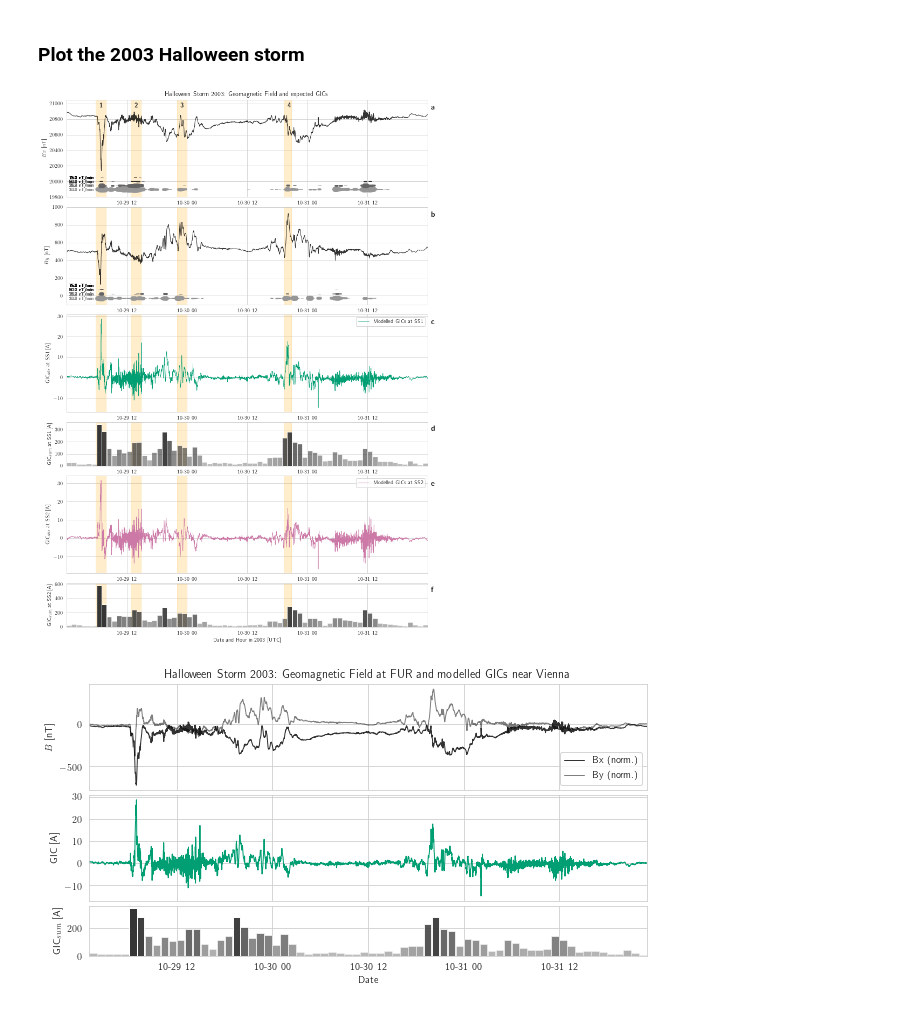
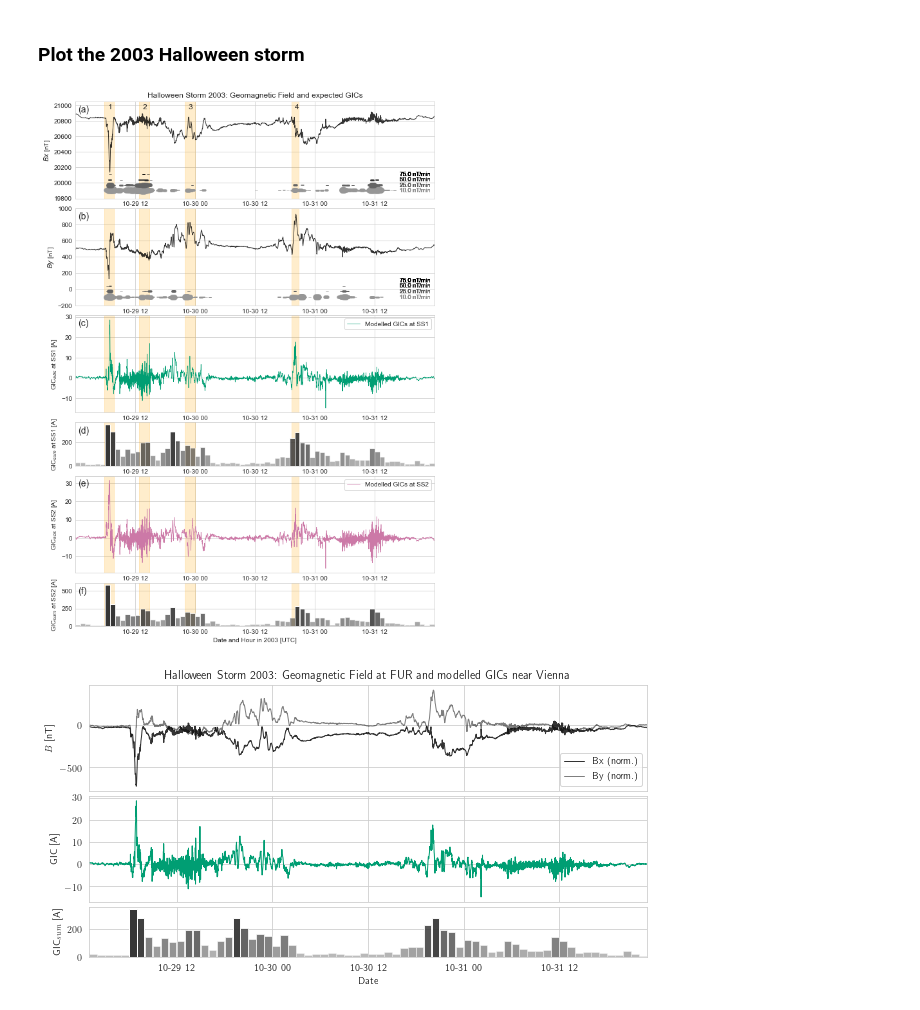
Before and after one commit to bairaelyn/SOLARWIND2GIC, a Jupyter notebook: 2_HistoricalAnalysis.ipynb, the cells around one changed output. Cells and saved outputs as stored; diff of their text form; code cells hidden in the pictures.

```diff
--- a/2_HistoricalAnalysis.ipynb
+++ b/2_HistoricalAnalysis.ipynb
@@ -607,7 +607,8 @@ gic_2003_SS2 = sw2gic.extract_time_from_pos(gic_fit_SS2, hs_start, hs_end)
 # %%
 import matplotlib.gridspec as gridspec
 import matplotlib
-matplotlib.rc('text', usetex=True)
+#matplotlib.rc('text', usetex=True)
+matplotlib.rc('text', usetex=False)
 
 sns.set_style("whitegrid")
 lw_hs = 0.7
@@ -617,7 +618,7 @@ periods_of_interest = [ [datetime(2003,10,29,5,50), datetime(2003,10,29,7,50)],
                         [datetime(2003,10,29,22,0), datetime(2003,10,30,0)],
                         [datetime(2003,10,30,19,20), datetime(2003,10,30,20,50)]]
 
-fig = plt.figure(constrained_layout=False, figsize=(12, 18))
+fig = plt.figure(constrained_layout=False, figsize=(10, 15))
 gs = fig.add_gridspec(10, 1)
 ax1 = fig.add_subplot(gs[0:2, 0])
 ax12 = fig.add_subplot(gs[2:4, 0], sharex=ax1)
@@ -631,19 +632,19 @@ ax1.plot_date(halloween_storm.index, halloween_storm['Bx'], 'k-', lw=lw_hs*1.4,
 ax12.plot_date(halloween_storm.index, halloween_storm['By'], 'k-', lw=lw_hs*1.4, alpha=0.8)
 ax1.set_ylim(19800, 21050)
 ax1.set_xlim([hs_start+timedelta(minutes=1), hs_end-timedelta(minutes=1)])
-ax12.set_ylim(-100, 1000)
+ax12.set_ylim(-200, 1000)
 
 # Plot presence of levels of dB/dt:
-level_plot = {75: 150, 50: 100, 25: 50, 10: 0}
-#c_plot = {100: 'purple', 75: 'red', 50: 'green', 25: 'orange', 10: 'lightblue'}
+yoff_levels = 70 # 50
+xoff_levels = datetime(2003,10,31,17) #datetime(2003,10,29,0,30)
+level_plot = {75: yoff_levels*3, 50: yoff_levels*2, 25: yoff_levels, 10: 0}
 c_plot = {75: 0, 50: 50./255., 25: 100./255., 10: 150./255.}
 for x in range(1,30):
     for dbdt_val in [75., 50., 25., 10.]:
-        for ax, y_base, db_counts in zip([ax1, ax12], [19900, -30], [dbdt_counts_dates_x, dbdt_counts_dates_y]):
+        for ax, y_base, db_counts in zip([ax1, ax12], [19900, -100], [dbdt_counts_dates_x, dbdt_counts_dates_y]):
             # Label the levels:
-            ax.text(datetime(2003,10,29,0,30), y_base+level_plot[dbdt_val]-20, "{} nT/min".format(dbdt_val),
-                    fontsize=8, color=(c_plot[dbdt_val],c_plot[dbdt_val],c_plot[dbdt_val], 1),
-                    fontfamily='sans-serif')
+            ax.text(xoff_levels, y_base+level_plot[dbdt_val]-20, "{} nT/min".format(dbdt_val),
+                    fontsize=9, color=(c_plot[dbdt_val],c_plot[dbdt_val],c_plot[dbdt_val], 1))
             for t_above_level in db_counts[dbdt_val][x]:
                 if np.logical_and(t_above_level < hs_end, t_above_level > hs_start):
                     ax.plot_date([t_above_level, t_above_level+timedelta(minutes=test_range_after)],
@@ -659,45 +660,49 @@ ax4.legend()
 
 # Highlight areas of interest:
 for i_tb, t_bounds in enumerate(periods_of_interest):
-    ax1.text(t_bounds[0]+timedelta(hours=0.7), 20950, r"$\textbf{"+str(i_tb+1)+"}$", fontsize=12)
+    ax1.text(t_bounds[0]+timedelta(hours=0.7), 20950, str(i_tb+1), fontsize=12)
     for i_ax, ax in enumerate([ax1, ax12, ax2, ax3, ax4, ax5]):
         ax.axvspan(t_bounds[0], t_bounds[1], alpha=0.2, color='orange')
 
 # Label each panel:
 for ax, ann in zip([ax1, ax12, ax2, ax4], ['a', 'b', 'c', 'e']): # large axes
-    ax.text(1.01, 0.90, r"$\textbf{"+ann+"}$", transform=ax.transAxes, fontsize=14, weight='bold')
+    ax.text(0.007, 0.89, "({})".format(ann), transform=ax.transAxes, fontsize=14)
 for ax, ann in zip([ax3, ax5], ['d', 'f']): # small axes
-    ax.text(1.01, 0.80, r"$\textbf{"+ann+"}$", transform=ax.transAxes, fontsize=14, weight='bold')
+    ax.text(0.007, 0.75, "({})".format(ann), transform=ax.transAxes, fontsize=14)
 
 # Plot the cumulative sums:
 color_step = 10
 low_alpha = 0.3
 event_inds = np.where(np.logical_and(t_sums >= hs_start, t_sums < hs_end))
 gic_SS1_sums_event = gic_SS1_sums[event_inds]
 gic_SS2_sums_event = gic_SS2_sums[event_inds]
 t_sums_event = t_sums[event_inds]
 c_sums = '#363636'
 bar_width = 4e-2
-for i_bars in range (0, int(gic_SS1_sums_event.max())+color_step, color_step):
+for i_bars in range(0, int(gic_SS1_sums_event.max())+color_step, color_step):
     inds = np.logical_and(gic_SS1_sums_event >= i_bars, gic_SS1_sums_event < i_bars + color_step)
     ax3.bar(t_sums_event[inds], gic_SS1_sums_event[inds], width=bar_width, fc=c_sums, alpha=np.min([low_alpha+i_bars/300.*(1.0-low_alpha),1]))
-for i_bars in range (0, int(gic_SS2_sums_event.max())+color_step, color_step):
+for i_bars in range(0, int(gic_SS2_sums_event.max())+color_step, color_step):
     inds = np.logical_and(gic_SS2_sums_event >= i_bars, gic_SS2_sums_event < i_bars + color_step)
     ax5.bar(t_sums_event[inds], gic_SS2_sums_event[inds], width=bar_width, fc=c_sums, alpha=np.min([low_alpha+i_bars/300.*(1.0-low_alpha),1]))
+
+for ax in [ax1, ax12, ax2, ax3, ax4, ax5]:
+    ax.tick_params(axis='y', pad=1)
+    ax.tick_params(axis='x', pad=1)
 
 ax1.set_title("Halloween Storm 2003: Geomagnetic Field and expected GICs")
 ax1.set_ylabel(r"$Bx$ [nT]")
 ax12.set_ylabel(r"$By$ [nT]")
 ax2.set_ylabel(r"GIC$_{abs}$ at SS1 [A]")
 ax3.set_ylabel(r"GIC$_{sum}$ at SS1 [A]")
 ax4.set_ylabel(r"GIC$_{abs}$ at SS2 [A]")
 ax5.set_ylabel(r"GIC$_{sum}$ at SS2 [A]")
 ax5.set_xlabel("Date and Hour in 2003 [UTC]")
 plt.subplots_adjust(hspace=0.23)
 plt.savefig(os.path.join(plot_path, "halloween.png"), dpi=300, bbox_inches='tight')
 plt.show()
 # %% [output]
-[figure, old version]
+[figure, new version]
 # %%
 # Reduced plot:
 matplotlib.rc('text', usetex=True)
```
Also changed, not shown: parts of 2 cells of this notebook, 1 other file.
